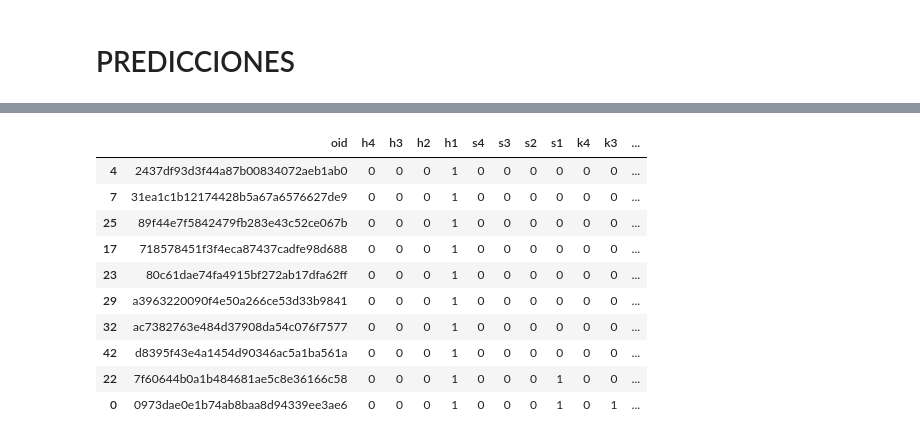
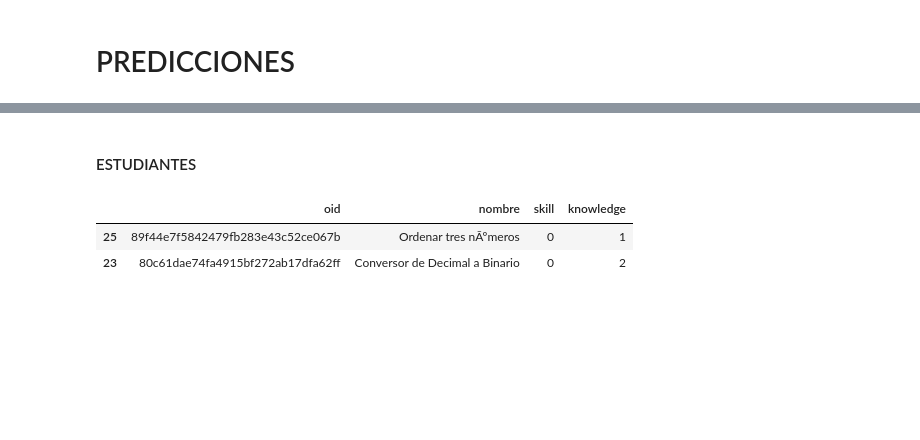
Before and after one commit to edgar-ramxs/RecSysUnab, a Jupyter notebook: modelos/tensorflow.ipynb, the cells around one changed output, grey strips where cells are left out. Saved outputs shown, nothing was run; the diff lists cells and outputs as text; code cells hidden in the pictures; blank space fills up the shorter version.

```diff
--- a/modelos/tensorflow.ipynb
+++ b/modelos/tensorflow.ipynb
@@ -67,5 +142,5 @@ df_ejercicios.head()
 # %%
-exercises_users = factorization_to_ratings(df_ejercicios, matrix_factorization)
+exercises_users = factorization_to_ratings(df_catalogo, mf_dataset)
 exercises_users.head(10)
 # %% [output]
 |  | rut | oid | h4 | h3 | h2 | h1 | s4 | s3 | s2 | s1 | k4 | ... |
@@ -79,8 +154,3 @@ exercises_users.head(10)
 | 7 | 0 | 729d37da8f2d46f3af2d891df04949ef | 0 | 0 | 0 | 1 | 0 | 0 | 0 | 0 | 0 | ... |
 | 8 | 0 | 7f60644b0a1b484681ae5c8e36166c58 | 0 | 0 | 0 | 1 | 0 | 0 | 0 | 1 | 0 | ... |
 | 9 | 0 | 80c61dae74fa4915bf272ab17dfa62ff | 0 | 0 | 0 | 1 | 0 | 0 | 0 | 0 | 0 | ... |
-# %%
-normalizador = MinMaxScaler()
-exercises_users['score_normalized'] = normalizador.fit_transform(exercises_users[['score']])
-exercises_users.drop(labels=['score'], axis=1, inplace=True)
-exercises_users.head(10)
@@ -264,14 +543,14 @@ Recomendaciones para el usuario 502
+# %% [markdown]
+#### ESTUDIANTES
+# %%
+estudiante_1 = 1305
+estudiante_2 = 985
+# %%
+ejercicios_realizados_est_1 = exercises_users[exercises_users['rut'] == estudiante_1]['oid'].values
+ejercicios_realizados_est_2 = exercises_users[exercises_users['rut'] == estudiante_2]['oid'].values
 # %%
-df_ejercicios[df_ejercicios['oid'].isin(recommendations['oid'].values)].sort_values(by='score', ascending=True)
+catalogo[catalogo['oid'].isin(ejercicios_realizados_est_1)].sort_values(by='complexity_12bits', ascending=True)[['oid', 'nombre', 'skill', 'knowledge']]
 # %% [output]
-|  | oid | h4 | h3 | h2 | h1 | s4 | s3 | s2 | s1 | k4 | k3 | ... |
-| 4 | 2437df93d3f44a87b00834072aeb1ab0 | 0 | 0 | 0 | 1 | 0 | 0 | 0 | 0 | 0 | 0 | ... |
-| 7 | 31ea1c1b12174428b5a67a6576627de9 | 0 | 0 | 0 | 1 | 0 | 0 | 0 | 0 | 0 | 0 | ... |
-| 25 | 89f44e7f5842479fb283e43c52ce067b | 0 | 0 | 0 | 1 | 0 | 0 | 0 | 0 | 0 | 0 | ... |
-| 17 | 718578451f3f4eca87437cadfe98d688 | 0 | 0 | 0 | 1 | 0 | 0 | 0 | 0 | 0 | 0 | ... |
-| 23 | 80c61dae74fa4915bf272ab17dfa62ff | 0 | 0 | 0 | 1 | 0 | 0 | 0 | 0 | 0 | 0 | ... |
-| 29 | a3963220090f4e50a266ce53d33b9841 | 0 | 0 | 0 | 1 | 0 | 0 | 0 | 0 | 0 | 0 | ... |
-| 32 | ac7382763e484d37908da54c076f7577 | 0 | 0 | 0 | 1 | 0 | 0 | 0 | 0 | 0 | 0 | ... |
-| 42 | d8395f43e4a1454d90346ac5a1ba561a | 0 | 0 | 0 | 1 | 0 | 0 | 0 | 0 | 0 | 0 | ... |
-| 22 | 7f60644b0a1b484681ae5c8e36166c58 | 0 | 0 | 0 | 1 | 0 | 0 | 0 | 1 | 0 | 0 | ... |
-| 0 | 0973dae0e1b74ab8baa8d94339ee3ae6 | 0 | 0 | 0 | 1 | 0 | 0 | 0 | 1 | 0 | 1 | ... |
+|  | oid | nombre | skill | knowledge |
+| 25 | 89f44e7f5842479fb283e43c52ce067b | Ordenar tres nÃºmeros | 0 | 1 |
+| 23 | 80c61dae74fa4915bf272ab17dfa62ff | Conversor de Decimal a Binario | 0 | 2 |
```
Also changed, not shown: parts of 49 cells of this notebook, 8 other files.
